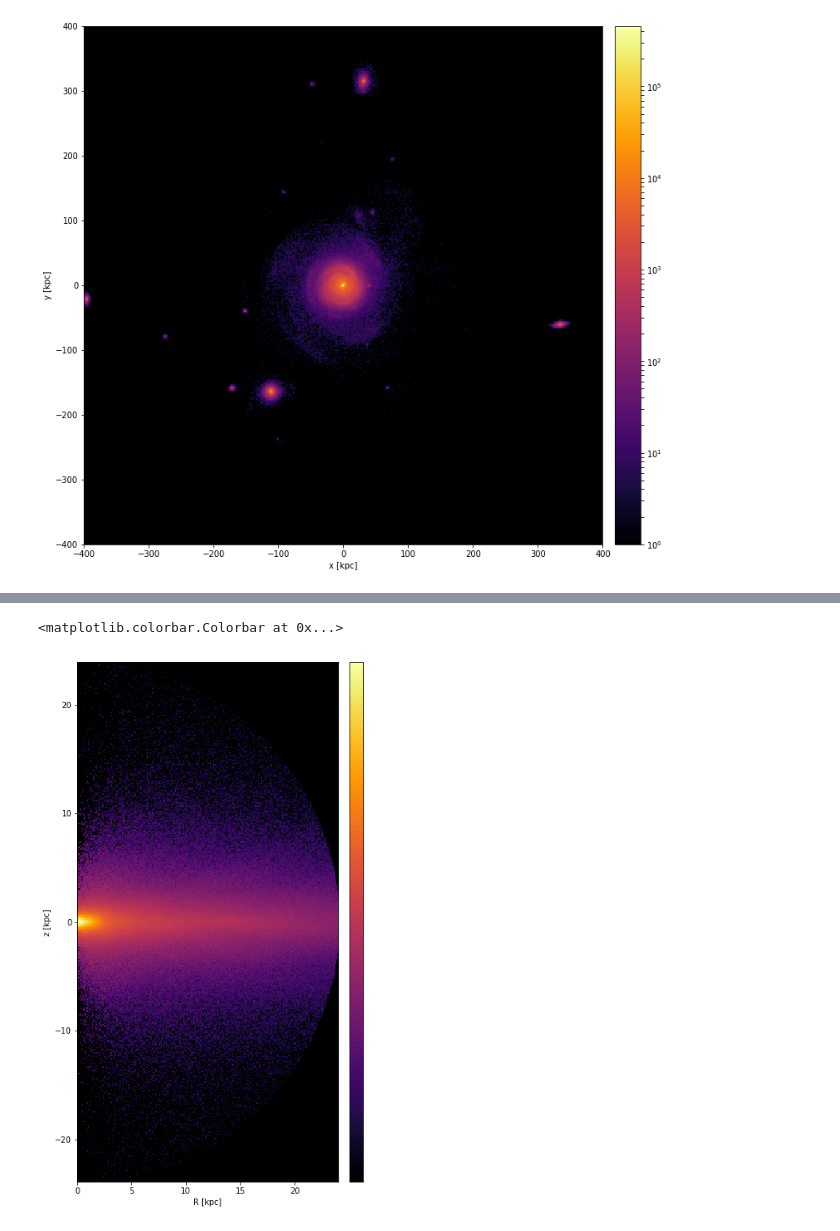
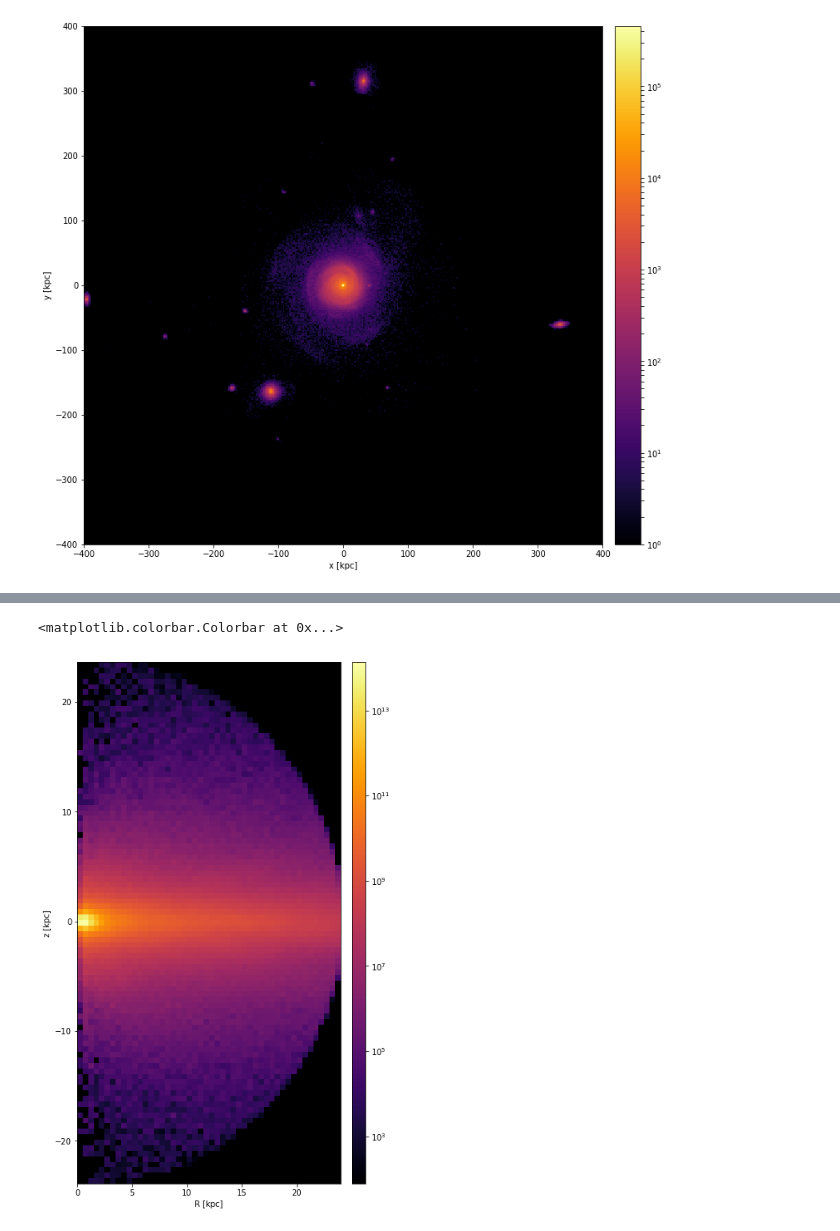
Before and after one commit to sophialilleengen/masterproject, a Jupyter notebook: notebooks/auriga_overview_plots.ipynb, the cells around one changed output, grey strips where cells are left out. Cells and saved outputs as stored; diff of their text form; code cells hidden in the pictures.

```diff
--- a/notebooks/auriga_overview_plots.ipynb
+++ b/notebooks/auriga_overview_plots.ipynb
@@ -173,5 +173,5 @@ def dens(M, R, z, dR, dz):
     rho = mbins/volbins
     return(rho, rho_arr_real, rho_arr_mean, Rbins, zbins)
 # %%
-rho, rho_arr_real, rho_arr_mean, Rbins, zbins = dens(s.mass[istars], R, z, 1e-4, 1e-4)
+rho, rho_arr_real, rho_arr_mean, Rbins, zbins = dens(s.mass[istars], 1000*R, 1000*z, 5e-1, 5e-1)
 # %% [output]
@@ -201,15 +208,15 @@ fig.colorbar(h2[3], cax=cax2)
 # %%
 fig, ax = plt.subplots(1, 1, figsize=(12, 12))
-h = ax.hist2d(1000*R, 1000*z, bins=[1000*Rbins, 1000*zbins], weights = np.array(rho_arr_real, norm=matplotlib.colors.LogNorm(), cmap = cmap)
+h = ax.hist2d(1000*R, 1000*z, bins=[1000*Rbins, 1000*zbins], weights = np.array(rho_arr_real), norm=matplotlib.colors.LogNorm(), cmap = cmap)
 ax.set_xlabel("R [kpc]")
 ax.set_ylabel("z [kpc]")
 ax.set_aspect('equal')
 divider = make_axes_locatable(ax)
 cax = divider.append_axes("right", size="5%", pad=0.2)
 fig.colorbar(h[3], cax=cax)
 # %% [output]
 <matplotlib.colorbar.Colorbar at 0x...>
-[figure, old version]
+[figure, new version]
 # %%
 print(np.max(rho), np.min(rho))
 print()
```
Also changed, not shown: parts of 8 cells of this notebook, 1 other file.
